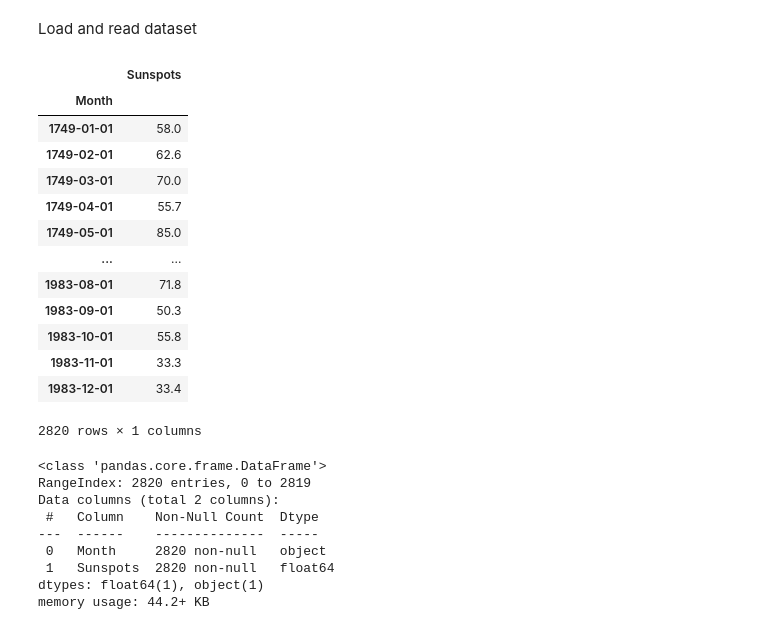
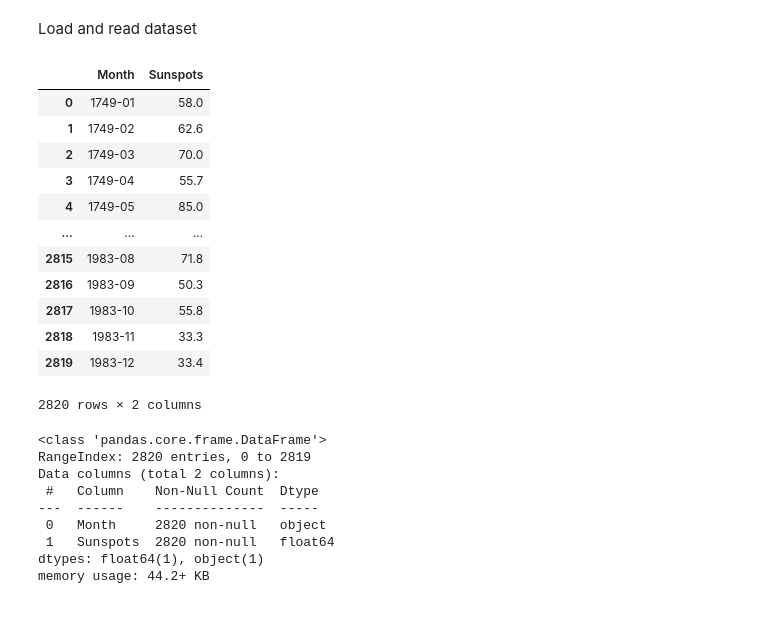
Before and after one commit to TracyRenee61/Misc-Predictions, a Jupyter notebook: TS_Sunspots_Statmodels_&_Prophet.ipynb, the cells around one changed output. Cells and saved outputs as stored; diff of their text form; code cells hidden in the pictures.

```diff
--- a/TS_Sunspots_Statmodels_&_Prophet.ipynb
+++ b/TS_Sunspots_Statmodels_&_Prophet.ipynb
@@ -20,23 +20,22 @@ Load and read dataset
 # %%
 # load dataset
 train = read_csv('https://raw.githubusercontent.com/jbrownlee/Datasets/master/monthly-sunspots.csv')
-# %%
-df
-# %% [output]
-|  | Sunspots |
-| Month |  |
-| 1749-01-01 | 58.0 |
-| 1749-02-01 | 62.6 |
-| 1749-03-01 | 70.0 |
-| 1749-04-01 | 55.7 |
-| 1749-05-01 | 85.0 |
-| ... | ... |
-| 1983-08-01 | 71.8 |
-| 1983-09-01 | 50.3 |
-| 1983-10-01 | 55.8 |
-| 1983-11-01 | 33.3 |
-| 1983-12-01 | 33.4 |
-2820 rows × 1 columns
+# %%
+train
+# %% [output]
+|  | Month | Sunspots |
+| 0 | 1749-01 | 58.0 |
+| 1 | 1749-02 | 62.6 |
+| 2 | 1749-03 | 70.0 |
+| 3 | 1749-04 | 55.7 |
+| 4 | 1749-05 | 85.0 |
+| ... | ... | ... |
+| 2815 | 1983-08 | 71.8 |
+| 2816 | 1983-09 | 50.3 |
+| 2817 | 1983-10 | 55.8 |
+| 2818 | 1983-11 | 33.3 |
+| 2819 | 1983-12 | 33.4 |
+2820 rows × 2 columns
 # %%
 train.info()
 # %% [output]
```
Also changed, not shown: parts of 4 cells of this notebook.
